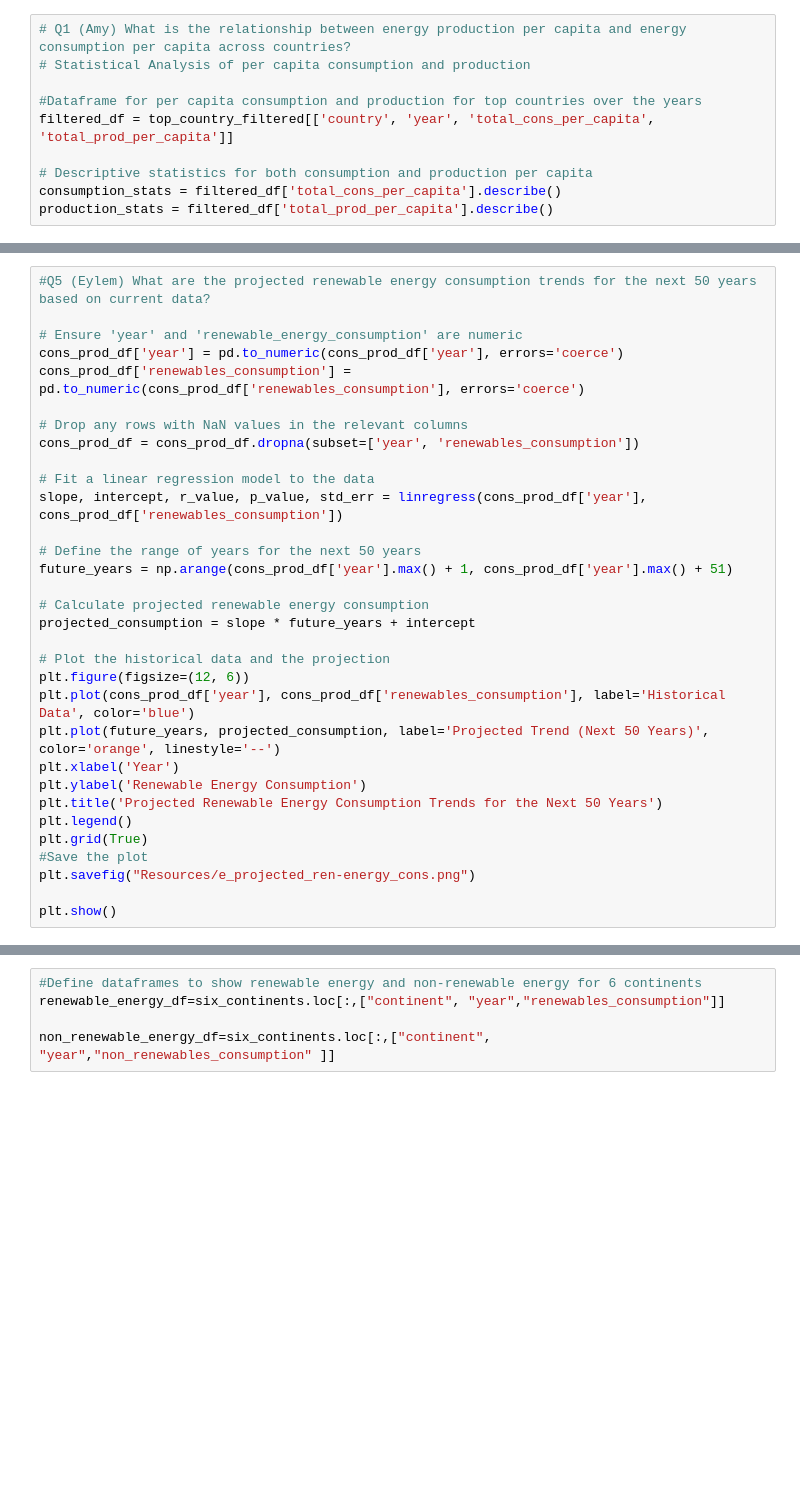
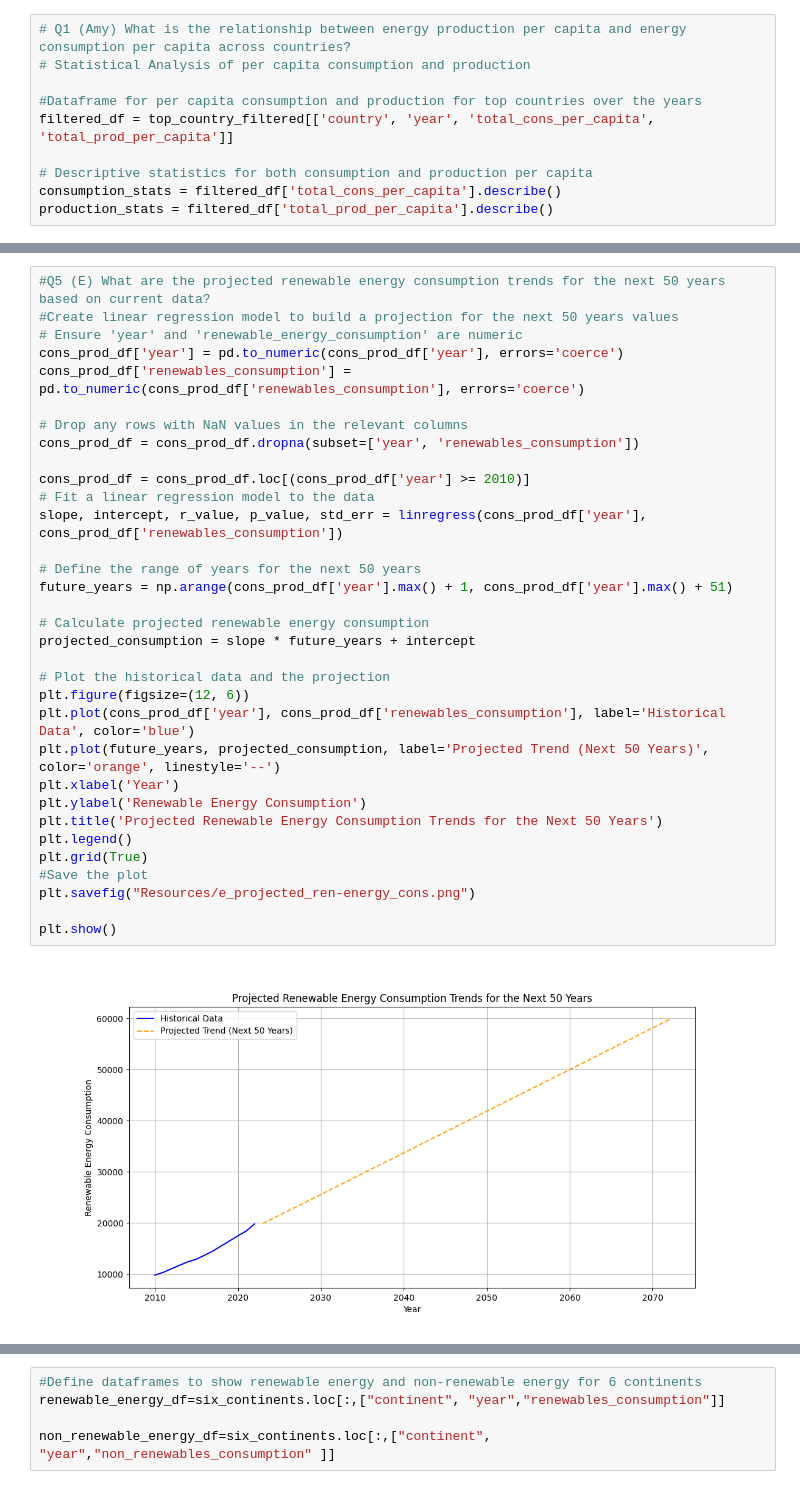
Before and after one commit to skythelimitdt/data_analytics_proj1, a Jupyter notebook: world_energy_consumption.ipynb, the cells around one changed output, grey strips where cells are left out. Cells and saved outputs as stored; diff of their text form; blank space fills up the shorter version.

```diff
--- a/world_energy_consumption.ipynb
+++ b/world_energy_consumption.ipynb
@@ -608,33 +925,36 @@ print(model_cons.summary())
 # %%
-#Q5 (Eylem) What are the projected renewable energy consumption trends for the next 50 years based on current data?
-
+#Q5 (E) What are the projected renewable energy consumption trends for the next 50 years based on current data?
+#Create linear regression model to build a projection for the next 50 years values
 # Ensure 'year' and 'renewable_energy_consumption' are numeric
 cons_prod_df['year'] = pd.to_numeric(cons_prod_df['year'], errors='coerce')
 cons_prod_df['renewables_consumption'] = pd.to_numeric(cons_prod_df['renewables_consumption'], errors='coerce')
 
 # Drop any rows with NaN values in the relevant columns
 cons_prod_df = cons_prod_df.dropna(subset=['year', 'renewables_consumption'])
 
+cons_prod_df = cons_prod_df.loc[(cons_prod_df['year'] >= 2010)]
 # Fit a linear regression model to the data
 slope, intercept, r_value, p_value, std_err = linregress(cons_prod_df['year'], cons_prod_df['renewables_consumption'])
 
 # Define the range of years for the next 50 years
 future_years = np.arange(cons_prod_df['year'].max() + 1, cons_prod_df['year'].max() + 51)
 
 # Calculate projected renewable energy consumption
 projected_consumption = slope * future_years + intercept
 
 # Plot the historical data and the projection
 plt.figure(figsize=(12, 6))
 plt.plot(cons_prod_df['year'], cons_prod_df['renewables_consumption'], label='Historical Data', color='blue')
 plt.plot(future_years, projected_consumption, label='Projected Trend (Next 50 Years)', color='orange', linestyle='--')
 plt.xlabel('Year')
 plt.ylabel('Renewable Energy Consumption')
 plt.title('Projected Renewable Energy Consumption Trends for the Next 50 Years')
 plt.legend()
 plt.grid(True)
 #Save the plot
 plt.savefig("Resources/e_projected_ren-energy_cons.png")
 
 plt.show()
+# %% [output]
+[figure, added]
 # %%
```
Also changed, not shown: parts of 52 cells of this notebook, 7 other files.
